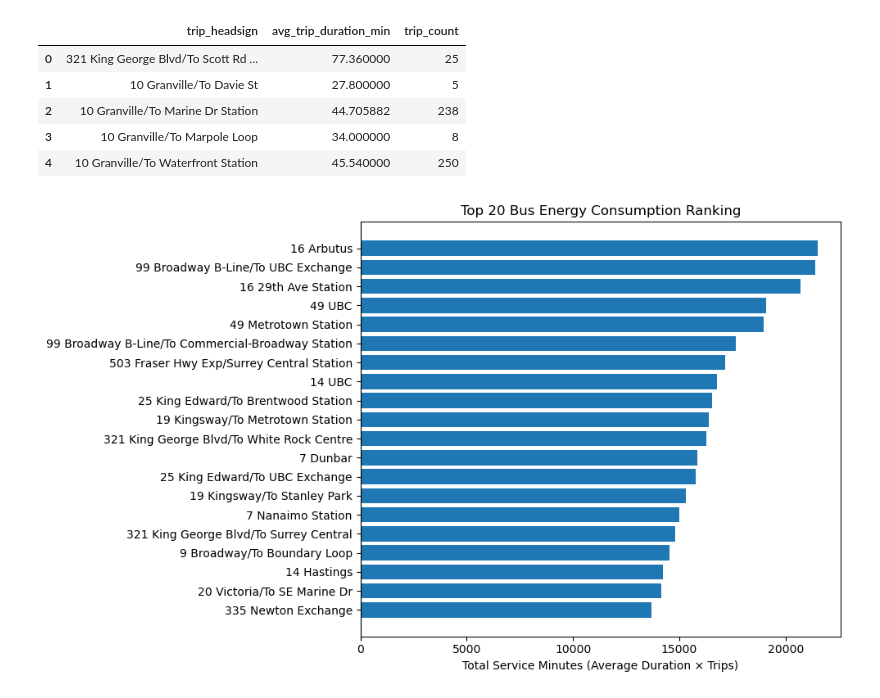
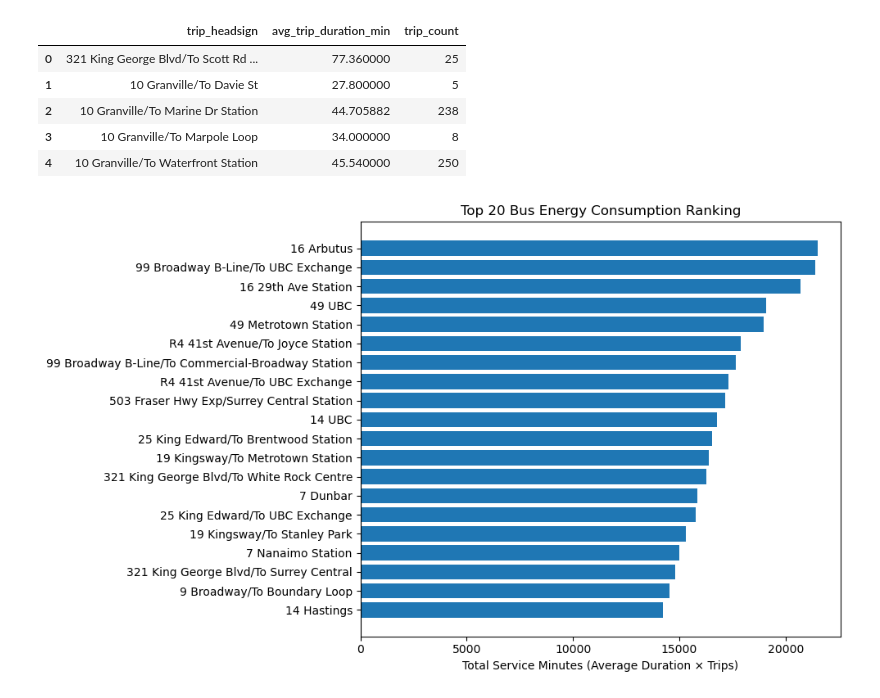
Before and after one commit to mcho04/TechStrat26, a Jupyter notebook: transit_analysis.ipynb, the cells around one changed output. Drawn from its saved outputs; the diff is of its cells as text; code cells hidden in the pictures.

```diff
--- a/transit_analysis.ipynb
+++ b/transit_analysis.ipynb
@@ -172,32 +174,56 @@ avg_duration_by_headsign.head()
 | 3 | 10 Granville/To Marpole Loop | 34.000000 | 8 |
 | 4 | 10 Granville/To Waterfront Station | 45.540000 | 250 |
 # %%
-import matplotlib.pyplot as plt
+# 1️⃣ Keep only headsigns starting with a number
+exclude_headsigns = [
+    # Canada Line
+    "Canada Line To Waterfront",
+    "Canada Line To YVR-Airport",
+    "Canada Line To Richmond-Brighouse",
+    "Canada Line To Bridgeport",
 
-# 1️⃣ Keep only headsigns starting with a number
+    # SeaBus
+    "SeaBus Northbound To Lonsdale Quay",
+    "SeaBus Southbound To Waterfront",
+
+    # West Coast Express
+    "West Coast Express Train To Waterfront",
+
+    # Millennium Line
+    "Millennium Line To Lafarge Lake-Douglas",
+    "Millennium Line To Lougheed Town Centre",
+    "Millennium Line To VCC-Clark",
+
+    # Expo Line
+    "Expo Line To Braid",
+    "Expo Line To King George",
+    "Expo Line To Production Way-University",
+    "Expo Line To Lougheed Town Centre",
+    "Expo Line To Waterfront",
+    "Expo Line To New Westminster",
+]
+
 bus_df = avg_duration_by_headsign[
-    avg_duration_by_headsign["trip_headsign"]
-    .str.strip()
-    .str.match(r"^\d")
+    ~avg_duration_by_headsign["trip_headsign"].isin(exclude_headsigns)
 ].copy()
 
 # 2️⃣ Compute service minutes
 bus_df["service_minutes"] = (
     bus_df["avg_trip_duration_min"] *
     bus_df["trip_count"]
 )
 
 # 3️⃣ Take Top 20 AFTER filtering
-plot_df = bus_df.nlargest(20, "service_minutes") \
+plot_20_df = bus_df.nlargest(20, "service_minutes") \
                 .sort_values("service_minutes")
 
 # 4️⃣ Plot
 plt.figure(figsize=(10, 6))
-plt.barh(plot_df["trip_headsign"], plot_df["service_minutes"])
+plt.barh(plot_20_df["trip_headsign"], plot_20_df["service_minutes"])
 plt.xlabel("Total Service Minutes (Average Duration × Trips)")
 plt.title("Top 20 Bus Energy Consumption Ranking")
 plt.tight_layout()
 plt.show()
 # %% [output]
-[figure, old version]
+[figure, new version]
 # %%
```
Also changed, not shown: parts of 12 cells of this notebook, 4 other files.
